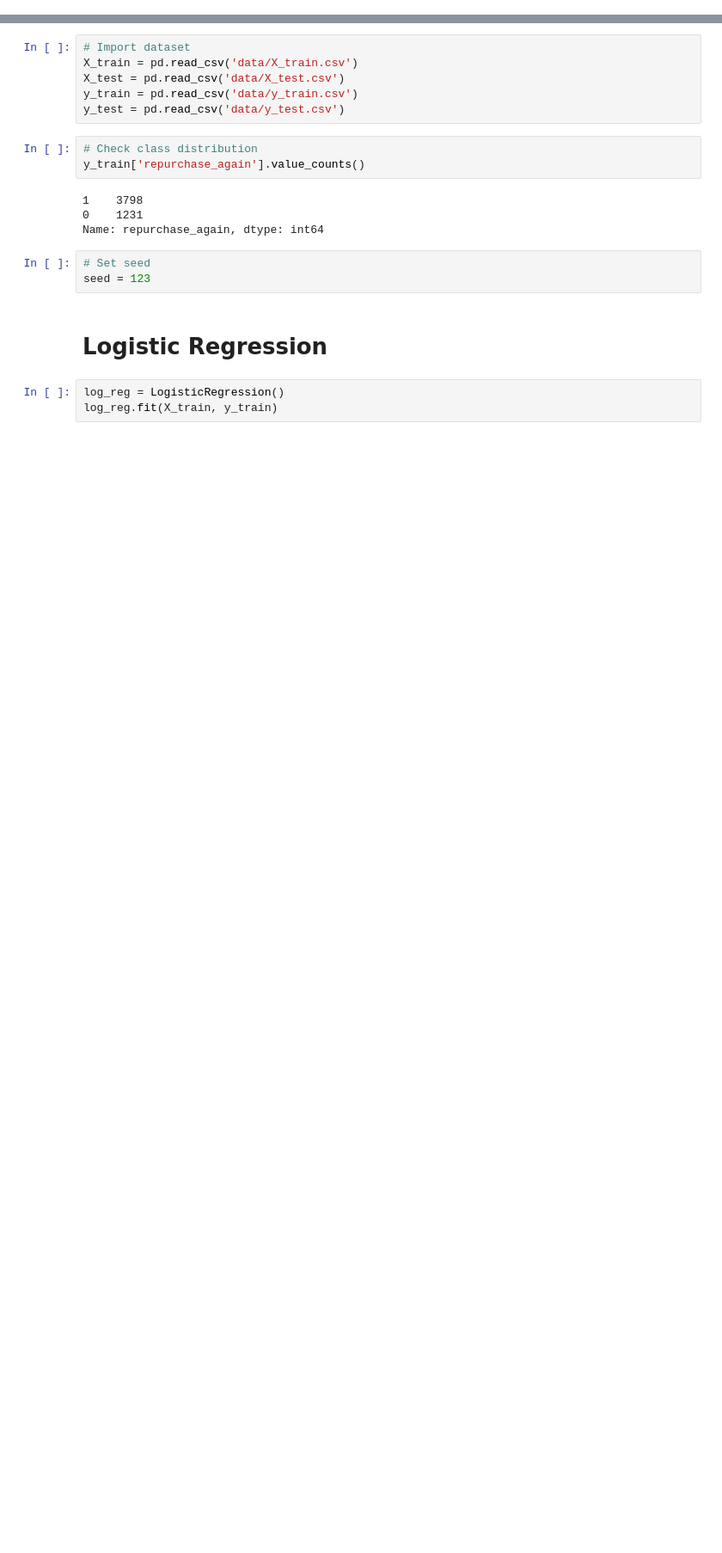
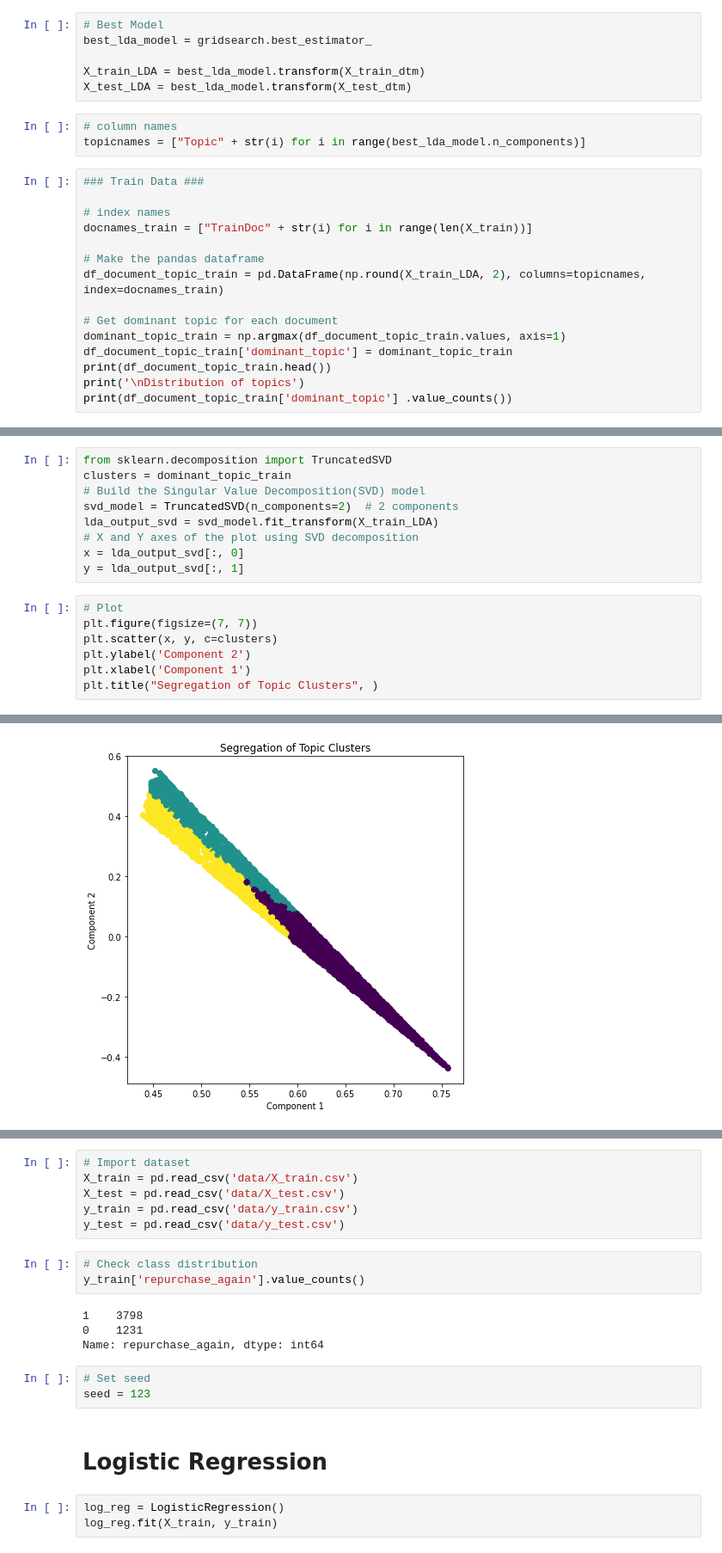
Before and after one commit to kohmin/makeupreviews, a Jupyter notebook: Model Building.ipynb, the cells around one changed output, grey strips where cells are left out. Shown at 86% size. Saved outputs shown, nothing was run; the diff lists cells and outputs as text; blank space fills up the shorter version.

Commit message:
Shifted codes to Model Building notebook

```diff
--- a/Model Building.ipynb
+++ b/Model Building.ipynb
@@ -8,0 +81,24 @@ from sklearn.svm import SVC
+# %%
+# Best Model
+best_lda_model = gridsearch.best_estimator_
+
+X_train_LDA = best_lda_model.transform(X_train_dtm)
+X_test_LDA = best_lda_model.transform(X_test_dtm)
+# %%
+# column names
+topicnames = ["Topic" + str(i) for i in range(best_lda_model.n_components)]
+# %%
+### Train Data ###
+
+# index names
+docnames_train = ["TrainDoc" + str(i) for i in range(len(X_train))]
+
+# Make the pandas dataframe
+df_document_topic_train = pd.DataFrame(np.round(X_train_LDA, 2), columns=topicnames, index=docnames_train)
+
+# Get dominant topic for each document
+dominant_topic_train = np.argmax(df_document_topic_train.values, axis=1)
+df_document_topic_train['dominant_topic'] = dominant_topic_train
+print(df_document_topic_train.head())
+print('\nDistribution of topics')
+print(df_document_topic_train['dominant_topic'] .value_counts())
@@ -8,0 +146,17 @@ from sklearn.svm import SVC
+# %%
+from sklearn.decomposition import TruncatedSVD
+clusters = dominant_topic_train
+# Build the Singular Value Decomposition(SVD) model
+svd_model = TruncatedSVD(n_components=2)  # 2 components
+lda_output_svd = svd_model.fit_transform(X_train_LDA)
+# X and Y axes of the plot using SVD decomposition
+x = lda_output_svd[:, 0]
+y = lda_output_svd[:, 1]
+# %%
+# Plot
+plt.figure(figsize=(7, 7))
+plt.scatter(x, y, c=clusters)
+plt.ylabel('Component 2')
+plt.xlabel('Component 1')
+plt.title("Segregation of Topic Clusters", )
+# %% [output]
@@ -8,0 +164 @@ from sklearn.svm import SVC
+[figure, added]
```
Also changed, not shown: parts of 30 cells of this notebook.
